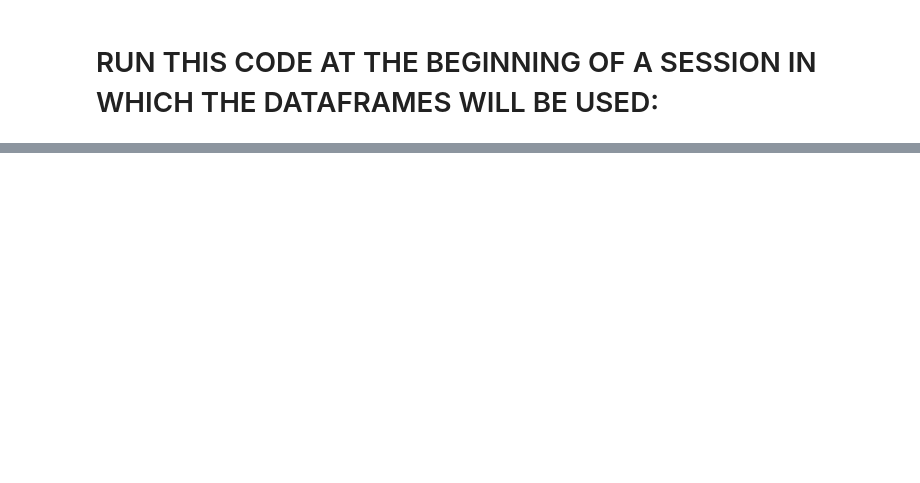
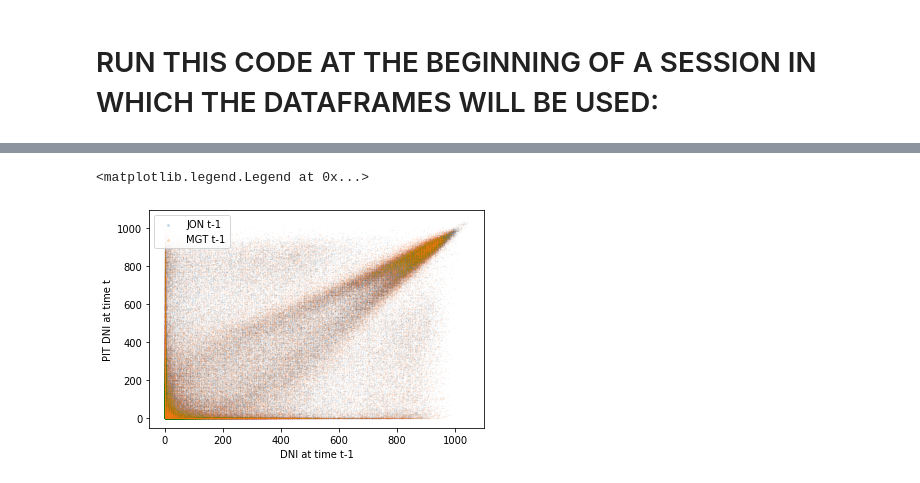
Before and after one commit to johnjkieffer/PGH_Solar_Forecasting, a Jupyter notebook: Exploratory_Visualization.ipynb, the cells around one changed output, grey strips where cells are left out. Saved outputs shown, nothing was run; the diff lists cells and outputs as text; code cells hidden in the pictures; blank space fills up the shorter version.

```diff
--- a/Exploratory_Visualization.ipynb
+++ b/Exploratory_Visualization.ipynb
@@ -66,0 +78,10 @@ print(PITdf.head(20))
+# %%
+plt.scatter(JONdf['DNI'][:-1], PITdf['DNI'][1:],s = 0.01, alpha = 0.2)
+plt.scatter(MGTdf['DNI'][:-1], PITdf['DNI'][1:],s = 0.01, alpha = 0.2)
+plt.xlabel('DNI at time t-1')
+plt.ylabel('PIT DNI at time t')
+
+plt.legend(['JON t-1', 'MGT t-1'], markerscale=20)
+# %% [output]
+<matplotlib.legend.Legend at 0x...>
+[figure, added]
```
Also changed, not shown: parts of 12 cells of this notebook, 9 other files.
